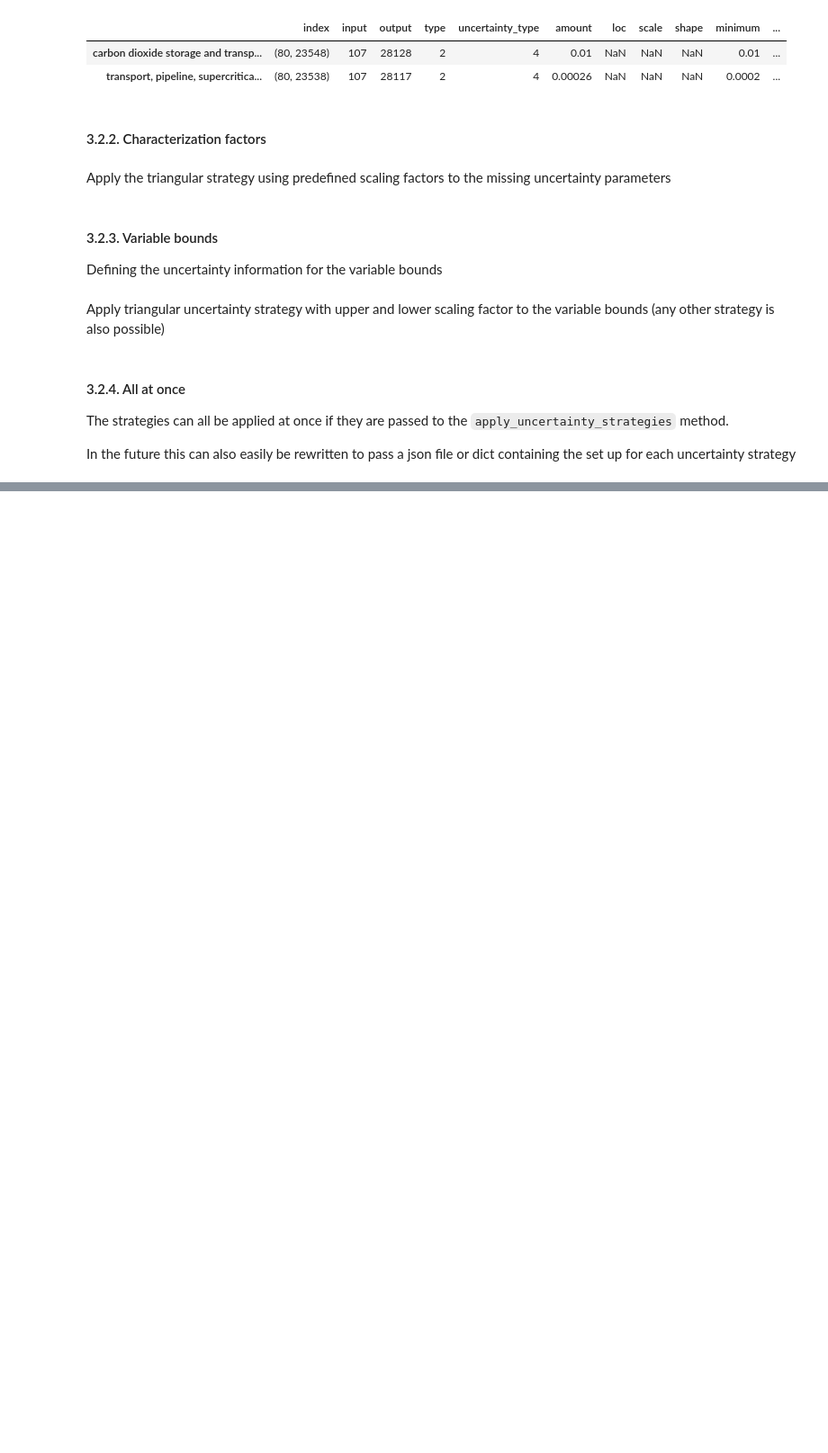
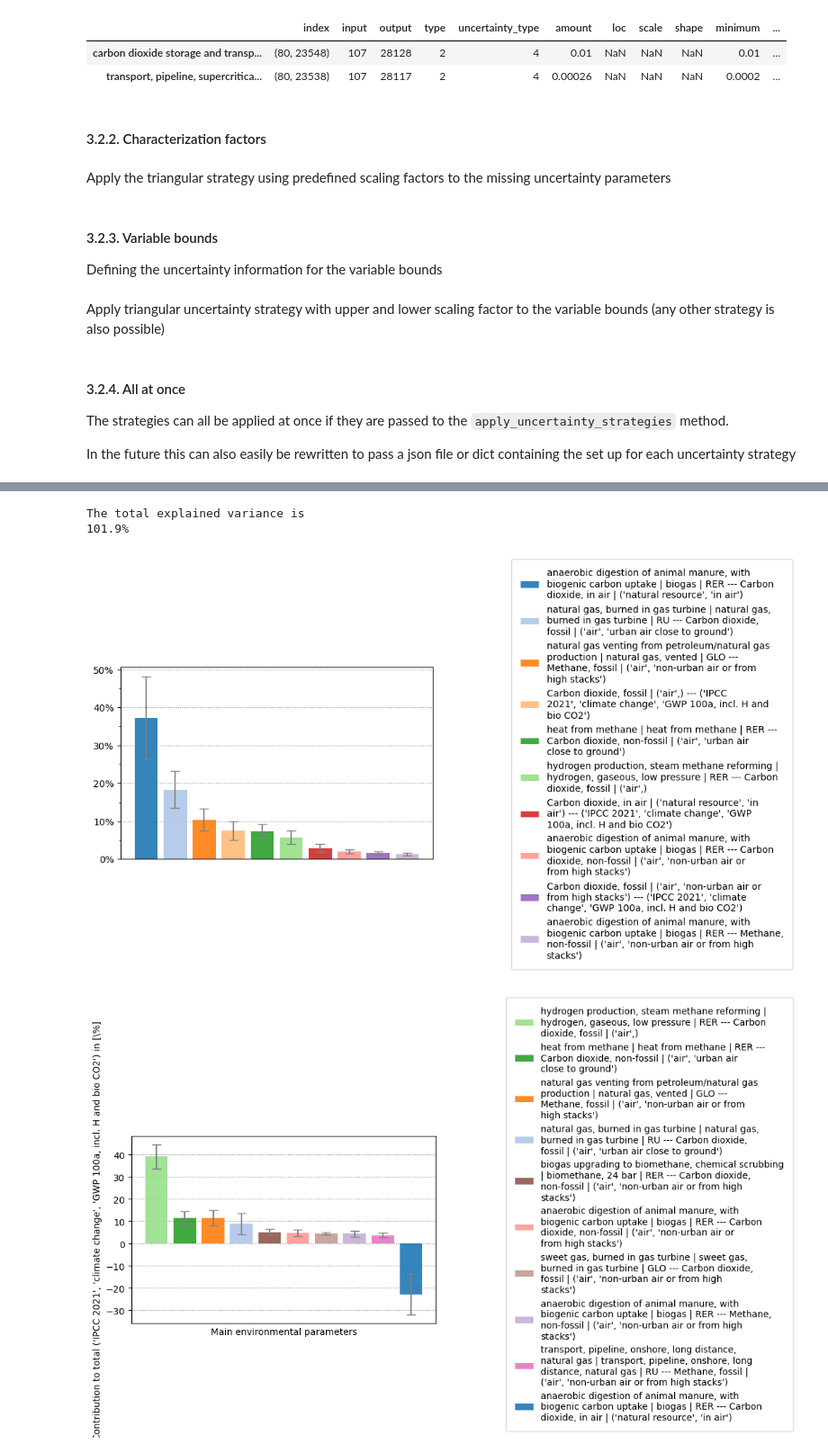
Before and after one commit to flechtenberg/pulpo, a Jupyter notebook: notebooks/uncertainty_showcase.ipynb, the cells around one changed output, grey strips where cells are left out. Shown at 90% size. Saved outputs shown, nothing was run; the diff lists cells and outputs as text; code cells hidden in the pictures; blank space fills up the shorter version.

```diff
--- a/notebooks/uncertainty_showcase.ipynb
+++ b/notebooks/uncertainty_showcase.ipynb
@@ -529,0 +650,10 @@ The lower spread scaling factor for intervention flows is: 0.4879472130749054
+# %%
+total_Si, _ = gsa_study.analyze(gsa_problem, sample_impacts)
+# %% [output]
+The total explained variance is
+101.9%
+# %%
+gsa_study.plot_gsa_results(all_bounds_indx_dict, total_Si, sample_characterized_inventories)
+# %% [output]
+[figure, added]
+[figure, added]
```
Also changed, not shown: parts of 27 cells of this notebook.
